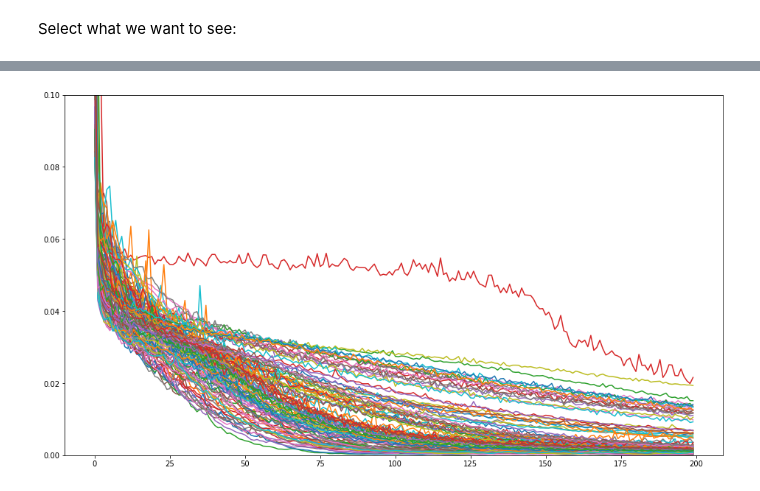
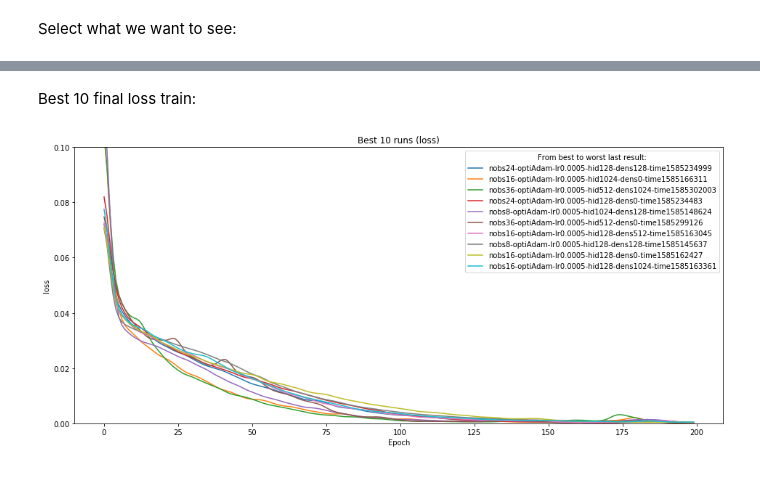
Before and after one commit to AlexandreVerept/AirIQ2, a Jupyter notebook: 0_ResearchWork/5_Optimization/Visualization.ipynb, the cells around one changed output, grey strips where cells are left out. Drawn from its saved outputs; the diff is of its cells as text; code cells hidden in the pictures.

```diff
--- a/0_ResearchWork/5_Optimization/Visualization.ipynb
+++ b/0_ResearchWork/5_Optimization/Visualization.ipynb
@@ -105,9 +104,32 @@ dfViz.head()
-# %%
-for i, row in dfViz.iterrows():
-    plt.plot(row["measures"])
-    axes = plt.gca()
-    axes.set_xlim()
-    axes.set_ylim((0,0.1))
-plt.show()
-# %% [output]
-[figure, removed]
+# %%
+from scipy.ndimage.filters import gaussian_filter1d
+
+def showGraph(toShow,title=" ",xaxis="Epoch",yaxis="???",smooth=False):
+    for i, row in toShow.iterrows():
+        # smooth the plot
+        if smooth:
+            ysmoothed = gaussian_filter1d(row["measures"], sigma=2)
+            plt.plot(ysmoothed)
+        else:
+            plt.plot(row["measures"])
+    # axes
+    axes = plt.gca()
+    axes.set_xlim()
+    axes.set_ylim((0,0.1))
+    plt.xlabel(xaxis)
+    plt.ylabel(yaxis)
+    plt.title(title)
+    plt.legend(toShow["name"], title="From best to worst last result:")
+    plt.show()
+
+def showBestMetric(dfViz,metric,N=10):
+    toShow = dfViz[dfViz["Metric"] == metric].nsmallest(N, ['lastValue']).sort_values(by=["lastValue"],ascending=True)
+    showGraph(toShow,title = f'Best {N} runs ({metric})',xaxis="Epoch",yaxis=metric,smooth=True)
+# %% [markdown]
+Best 10 final loss train:
+# %%
+N = 10
+metric= "loss"
+showBestMetric(dfViz,metric,N)
+# %% [output]
+[figure, added]
```
Also changed, not shown: parts of 7 cells of this notebook.
